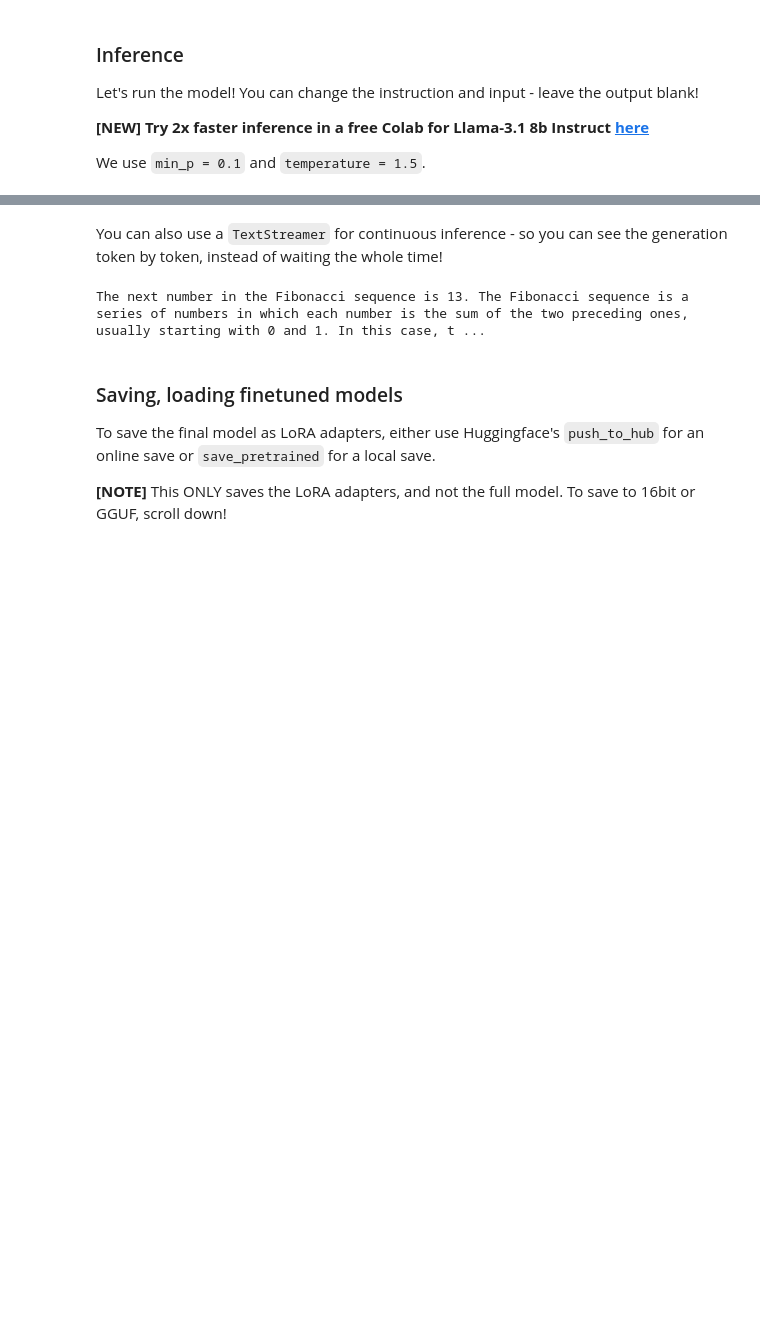
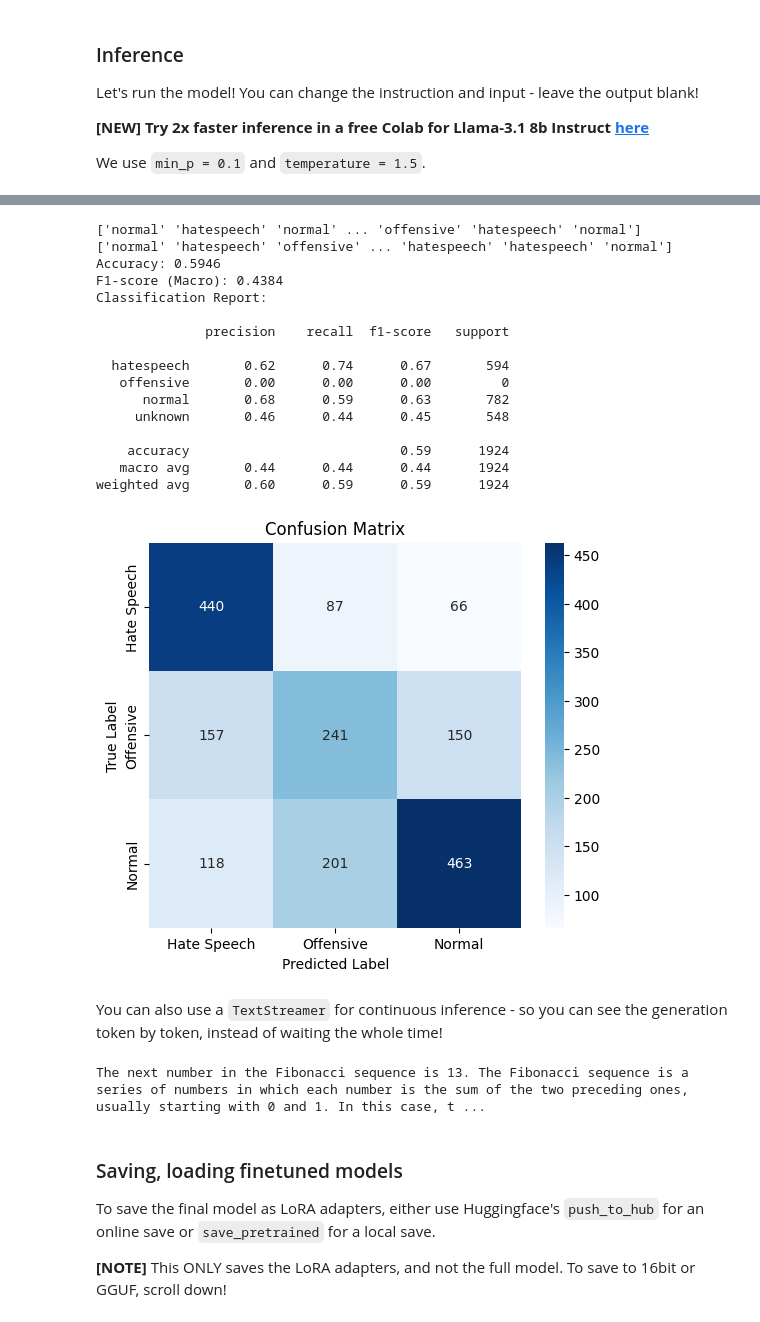
Before and after one commit to pamelalee26/hatespeechdetection, a Jupyter notebook: nb/Phi_4-Conversational.ipynb, the cells around one changed output, grey strips where cells are left out. Drawn from its saved outputs; the diff is of its cells as text; code cells hidden in the pictures; blank space fills up the shorter version.

```diff
--- a/nb/Phi_4-Conversational.ipynb
+++ b/nb/Phi_4-Conversational.ipynb
@@ -406,3 +434,58 @@ The attention mask is not set and cannot be inferred from input because pad toke
+# %%
+import numpy as np
+import matplotlib.pyplot as plt
+import seaborn as sns
+from sklearn.metrics import confusion_matrix, classification_report, accuracy_score, f1_score
+
+# Convert to numpy arrays
+print(true_labels)
+print(predicted_labels)
+
+# Convert to numpy arrays
+true_labels = np.array(true_labels)
+predicted_labels = np.array(predicted_labels)
+
+# Compute accuracy and F1 score (macro)
+accuracy = accuracy_score(true_labels, predicted_labels)
+f1_macro = f1_score(true_labels, predicted_labels, average="macro")
+
+# Print results
+print(f"Accuracy: {accuracy:.4f}")
+print(f"F1-score (Macro): {f1_macro:.4f}")
+
+# Generate confusion matrix
+cm = confusion_matrix(true_labels, predicted_labels, labels=["hatespeech", "offensive", "normal"])
+
+# Print Classification Report
+print("Classification Report:\n")
+print(classification_report(true_labels, predicted_labels, target_names=["hatespeech", "offensive", "normal", "unknown"]))
+
+# Plot confusion matrix
+plt.figure(figsize=(6,5))
+sns.heatmap(cm, annot=True, fmt="d", cmap="Blues", xticklabels=["Hate Speech", "Offensive", "Normal"],
+            yticklabels=["Hate Speech", "Offensive", "Normal"])
+plt.xlabel("Predicted Label")
+plt.ylabel("True Label")
+plt.title("Confusion Matrix")
+plt.show()
+# %% [output]
+['normal' 'hatespeech' 'normal' ... 'offensive' 'hatespeech' 'normal']
+['normal' 'hatespeech' 'offensive' ... 'hatespeech' 'hatespeech' 'normal']
+Accuracy: 0.5946
+F1-score (Macro): 0.4384
+Classification Report:
+
+              precision    recall  f1-score   support
+
+  hatespeech       0.62      0.74      0.67       594
+   offensive       0.00      0.00      0.00         0
+      normal       0.68      0.59      0.63       782
+     unknown       0.46      0.44      0.45       548
+
+    accuracy                           0.59      1924
+   macro avg       0.44      0.44      0.44      1924
+weighted avg       0.60      0.59      0.59      1924
+[figure, added]
 # %% [markdown]
  You can also use a `TextStreamer` for continuous inference - so you can see the generation token by token, instead of waiting the whole time!
 # %%
```
Also changed, not shown: parts of 14 cells of this notebook.
